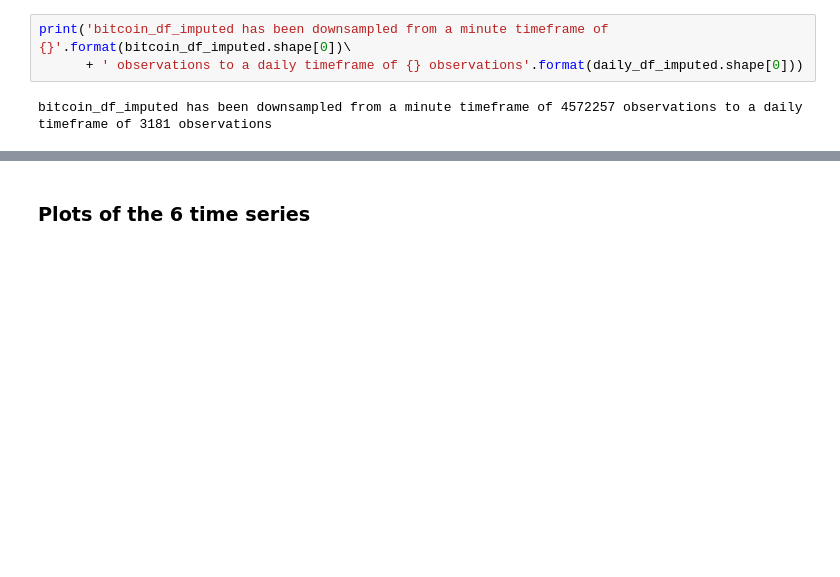
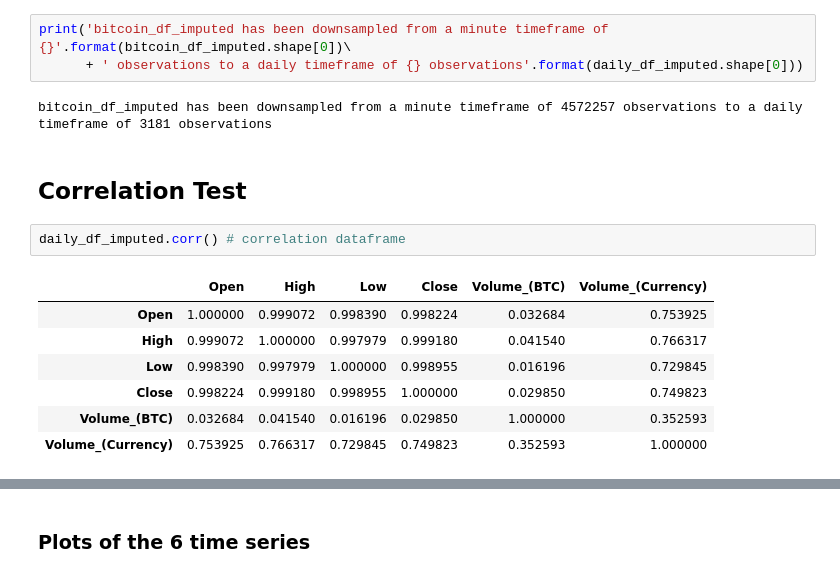
Before and after one commit to HamoyeHQ/05-bitcoin-trading, a Jupyter notebook: OHLC_BTC_CUR multivariate time series.ipynb, the cells around one changed output, grey strips where cells are left out. Drawn from its saved outputs; the diff is of its cells as text; blank space fills up the shorter version.

```diff
--- a/OHLC_BTC_CUR multivariate time series.ipynb
+++ b/OHLC_BTC_CUR multivariate time series.ipynb
@@ -422,3 +423,15 @@ print('bitcoin_df_imputed has been downsampled from a minute timeframe of {}'.fo
       + ' observations to a daily timeframe of {} observations'.format(daily_df_imputed.shape[0]))
 # %% [output]
 bitcoin_df_imputed has been downsampled from a minute timeframe of 4572257 observations to a daily timeframe of 3181 observations
+# %% [markdown]
+## Correlation Test
+# %%
+daily_df_imputed.corr() # correlation dataframe
+# %% [output]
+|  | Open | High | Low | Close | Volume_(BTC) | Volume_(Currency) |
+| Open | 1.000000 | 0.999072 | 0.998390 | 0.998224 | 0.032684 | 0.753925 |
+| High | 0.999072 | 1.000000 | 0.997979 | 0.999180 | 0.041540 | 0.766317 |
+| Low | 0.998390 | 0.997979 | 1.000000 | 0.998955 | 0.016196 | 0.729845 |
+| Close | 0.998224 | 0.999180 | 0.998955 | 1.000000 | 0.029850 | 0.749823 |
+| Volume_(BTC) | 0.032684 | 0.041540 | 0.016196 | 0.029850 | 1.000000 | 0.352593 |
+| Volume_(Currency) | 0.753925 | 0.766317 | 0.729845 | 0.749823 | 0.352593 | 1.000000 |
```
Also changed, not shown: parts of 29 cells of this notebook.
